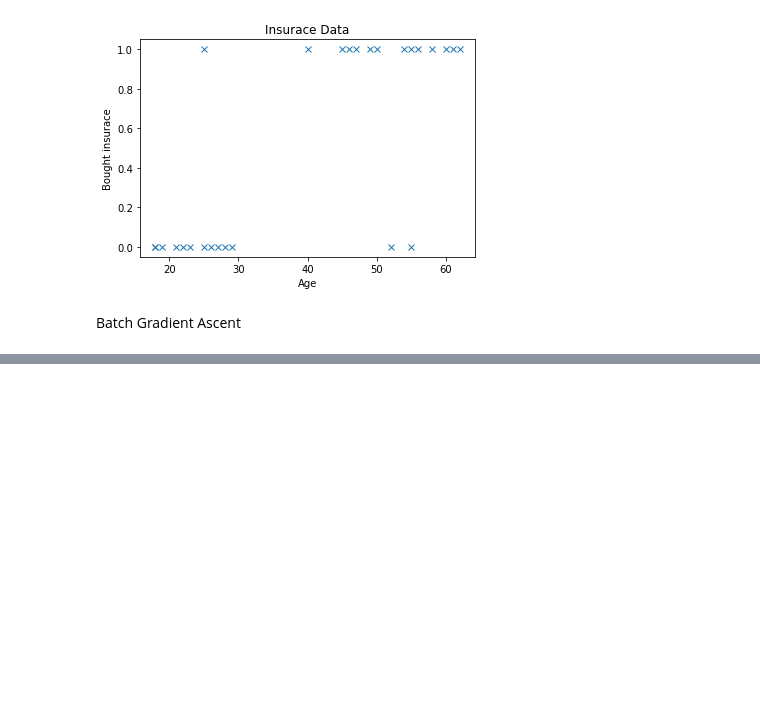
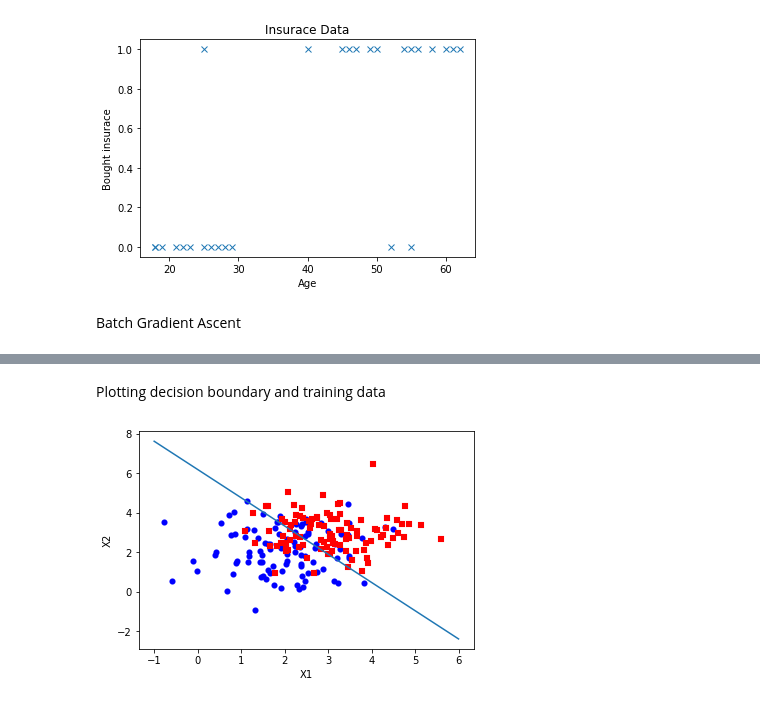
Before and after one commit to arvindf216/ML-Algorithms, a Jupyter notebook: Logistic Regression/logistic regression.ipynb, the cells around one changed output, grey strips where cells are left out. Saved outputs shown, nothing was run; the diff lists cells and outputs as text; code cells hidden in the pictures; blank space fills up the shorter version.

```diff
--- a/Logistic Regression/logistic regression.ipynb
+++ b/Logistic Regression/logistic regression.ipynb
@@ -135,0 +229,20 @@ Text(0.5, 1.0, 'Insurace Data')
+# %%
+# Hypothesis function
+
+def hypot(theta,x_i):
+    n = len(theta)     # number of parameters
+    ans = 0
+    for j in range(n):
+        ans+= theta[j]*x_i[j]
+    ans = (-1)*ans
+    return (1/(1+exp(ans)))
+# %%
+# Log-likelihood function
+
+def log_likelihood(theta,x_data_t,y_data):
+    m = len(y_data[0])    #number of training examples
+    ll = 0
+    for i in range(m):
+        h_theta_xi = hypot(theta[0],x_data_t[i])
+        ll += (y_data[0][i])*log(h_theta_xi) + (1 - y_data[0][i])*log(1 - h_theta_xi)
+    return ll
@@ -135,0 +271,28 @@ Text(0.5, 1.0, 'Insurace Data')
+# %% [markdown]
+Plotting decision boundary and training data
+# %%
+theta = BGD(x, x_t, y, np.zeros((1,n)), 0.008, 0.00000001)
+
+#plot of decision boundary
+x_pts = np.linspace(-1,6,10000)
+
+y_lst = []
+for val in x_pts:
+    y_val = (-1)*((theta[0]/theta[2]) + (theta[1]/theta[2])*val)
+    y_lst.append(y_val)
+
+y_pts = np.array(y_lst)
+
+plt.plot(x_pts,y_pts)
+
+#plot of training data
+
+plt.scatter(x1_0,x2_0,marker='o',linewidths=0.1,c='blue')
+plt.scatter(x1_1,x2_1,marker='s',linewidths=0.1,c='red')
+
+plt.xlabel("X1")
+plt.ylabel("X2")
+
+plt.show()
+# %% [output]
+[figure, added]
```
Also changed, not shown: parts of 15 cells of this notebook, 2 other files.
